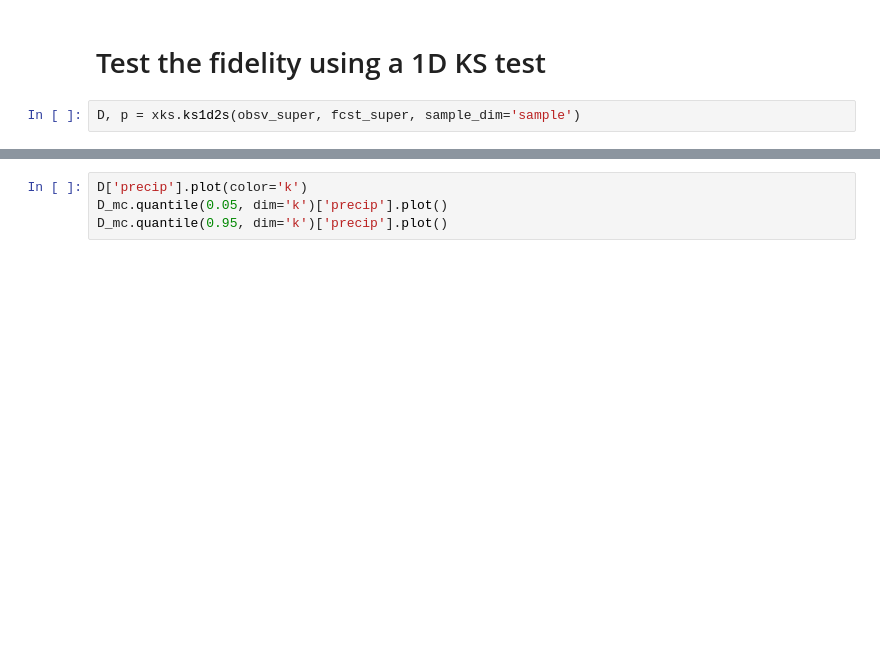
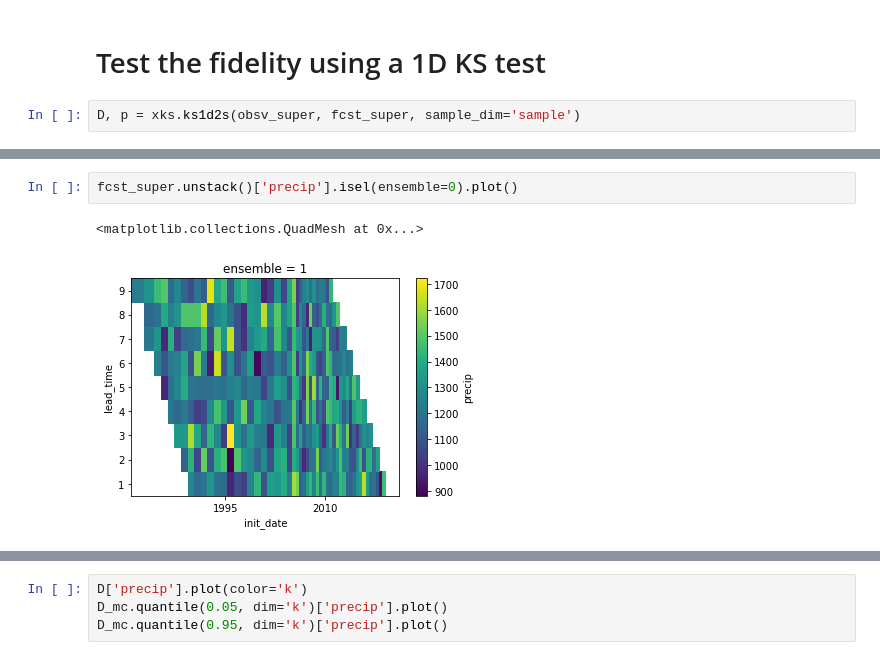
Before and after one commit to dougiesquire/hydro_tasmania, a Jupyter notebook: 2020/2.0_assess_unseen_fidelity.ipynb, the cells around one changed output, grey strips where cells are left out. Saved outputs shown, nothing was run; the diff lists cells and outputs as text; blank space fills up the shorter version.

```diff
--- a/2020/2.0_assess_unseen_fidelity.ipynb
+++ b/2020/2.0_assess_unseen_fidelity.ipynb
@@ -106,2 +105,7 @@ p['precip'].plot()
+# %%
+fcst_super.unstack()['precip'].isel(ensemble=0).plot()
+# %% [output]
+<matplotlib.collections.QuadMesh at 0x...>
+[figure, added]
 # %%
 import matplotlib.pyplot as plt
```
Also changed, not shown: parts of 9 cells of this notebook, 1 other file.
